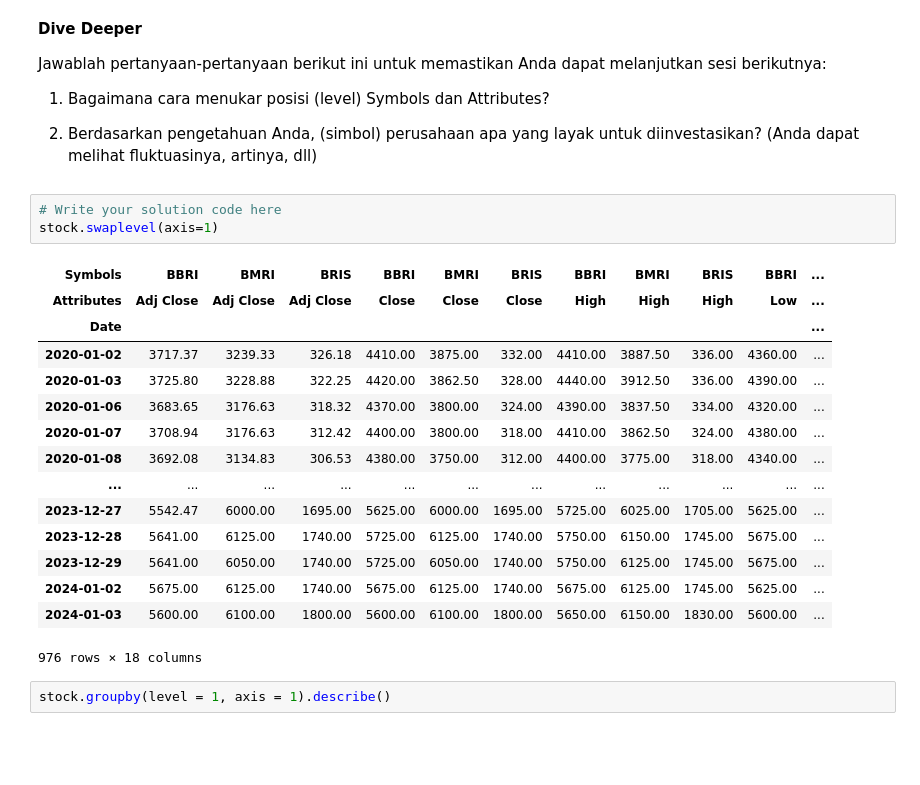
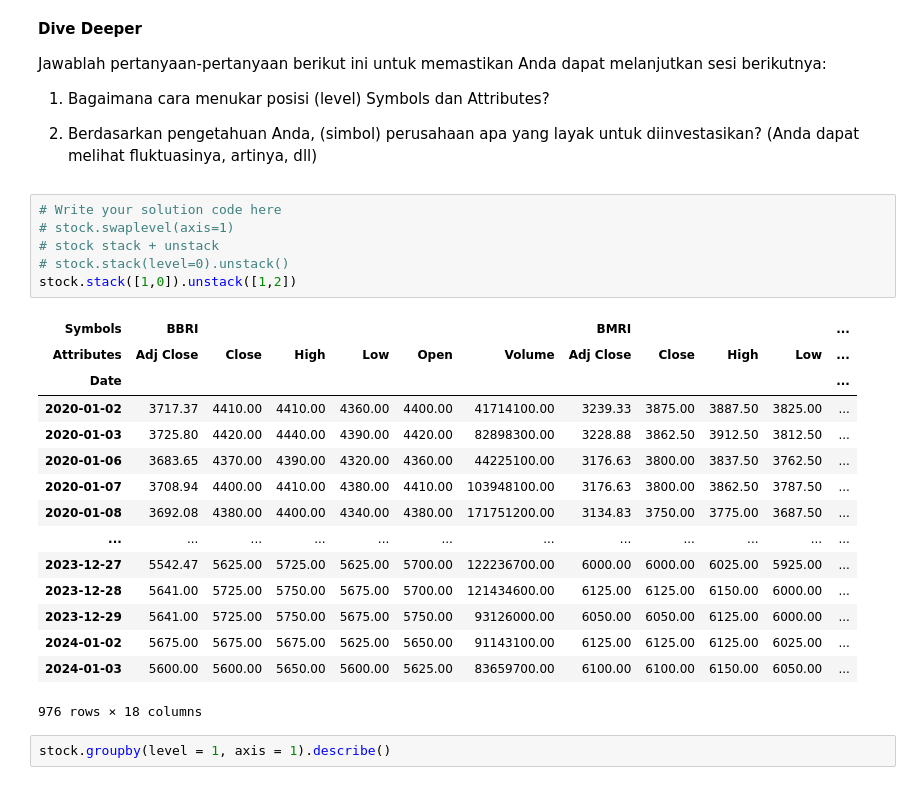
Before and after one commit to Saltfarmer/Algoritma-BFLP-DS-Audit, a Jupyter notebook: 3_dwv-dev/inclass_dwv_bri_day1.ipynb, the cells around one changed output. Drawn from its saved outputs; the diff is of its cells as text; blank space fills up the shorter version.

```diff
--- a/3_dwv-dev/inclass_dwv_bri_day1.ipynb
+++ b/3_dwv-dev/inclass_dwv_bri_day1.ipynb
@@ -412,22 +411,25 @@ stock['Close'].std() / stock['Close'].mean()
 -->
 # %%
 # Write your solution code here
-stock.swaplevel(axis=1)
+# stock.swaplevel(axis=1)
+# stock stack + unstack
+# stock.stack(level=0).unstack()
+stock.stack([1,0]).unstack([1,2])
 # %% [output]
-| Symbols | BBRI | BMRI | BRIS | BBRI | BMRI | BRIS | BBRI | BMRI | BRIS | BBRI | ... |
-| Attributes | Adj Close | Adj Close | Adj Close | Close | Close | Close | High | High | High | Low | ... |
+| Symbols | BBRI |  |  |  |  |  | BMRI |  |  |  | ... |
+| Attributes | Adj Close | Close | High | Low | Open | Volume | Adj Close | Close | High | Low | ... |
 | Date |  |  |  |  |  |  |  |  |  |  | ... |
-| 2020-01-02 | 3717.37 | 3239.33 | 326.18 | 4410.00 | 3875.00 | 332.00 | 4410.00 | 3887.50 | 336.00 | 4360.00 | ... |
-| 2020-01-03 | 3725.80 | 3228.88 | 322.25 | 4420.00 | 3862.50 | 328.00 | 4440.00 | 3912.50 | 336.00 | 4390.00 | ... |
-| 2020-01-06 | 3683.65 | 3176.63 | 318.32 | 4370.00 | 3800.00 | 324.00 | 4390.00 | 3837.50 | 334.00 | 4320.00 | ... |
-| 2020-01-07 | 3708.94 | 3176.63 | 312.42 | 4400.00 | 3800.00 | 318.00 | 4410.00 | 3862.50 | 324.00 | 4380.00 | ... |
-| 2020-01-08 | 3692.08 | 3134.83 | 306.53 | 4380.00 | 3750.00 | 312.00 | 4400.00 | 3775.00 | 318.00 | 4340.00 | ... |
+| 2020-01-02 | 3717.37 | 4410.00 | 4410.00 | 4360.00 | 4400.00 | 41714100.00 | 3239.33 | 3875.00 | 3887.50 | 3825.00 | ... |
+| 2020-01-03 | 3725.80 | 4420.00 | 4440.00 | 4390.00 | 4420.00 | 82898300.00 | 3228.88 | 3862.50 | 3912.50 | 3812.50 | ... |
+| 2020-01-06 | 3683.65 | 4370.00 | 4390.00 | 4320.00 | 4360.00 | 44225100.00 | 3176.63 | 3800.00 | 3837.50 | 3762.50 | ... |
+| 2020-01-07 | 3708.94 | 4400.00 | 4410.00 | 4380.00 | 4410.00 | 103948100.00 | 3176.63 | 3800.00 | 3862.50 | 3787.50 | ... |
+| 2020-01-08 | 3692.08 | 4380.00 | 4400.00 | 4340.00 | 4380.00 | 171751200.00 | 3134.83 | 3750.00 | 3775.00 | 3687.50 | ... |
 | ... | ... | ... | ... | ... | ... | ... | ... | ... | ... | ... | ... |
-| 2023-12-27 | 5542.47 | 6000.00 | 1695.00 | 5625.00 | 6000.00 | 1695.00 | 5725.00 | 6025.00 | 1705.00 | 5625.00 | ... |
-| 2023-12-28 | 5641.00 | 6125.00 | 1740.00 | 5725.00 | 6125.00 | 1740.00 | 5750.00 | 6150.00 | 1745.00 | 5675.00 | ... |
-| 2023-12-29 | 5641.00 | 6050.00 | 1740.00 | 5725.00 | 6050.00 | 1740.00 | 5750.00 | 6125.00 | 1745.00 | 5675.00 | ... |
-| 2024-01-02 | 5675.00 | 6125.00 | 1740.00 | 5675.00 | 6125.00 | 1740.00 | 5675.00 | 6125.00 | 1745.00 | 5625.00 | ... |
-| 2024-01-03 | 5600.00 | 6100.00 | 1800.00 | 5600.00 | 6100.00 | 1800.00 | 5650.00 | 6150.00 | 1830.00 | 5600.00 | ... |
+| 2023-12-27 | 5542.47 | 5625.00 | 5725.00 | 5625.00 | 5700.00 | 122236700.00 | 6000.00 | 6000.00 | 6025.00 | 5925.00 | ... |
+| 2023-12-28 | 5641.00 | 5725.00 | 5750.00 | 5675.00 | 5700.00 | 121434600.00 | 6125.00 | 6125.00 | 6150.00 | 6000.00 | ... |
+| 2023-12-29 | 5641.00 | 5725.00 | 5750.00 | 5675.00 | 5750.00 | 93126000.00 | 6050.00 | 6050.00 | 6125.00 | 6000.00 | ... |
+| 2024-01-02 | 5675.00 | 5675.00 | 5675.00 | 5625.00 | 5650.00 | 91143100.00 | 6125.00 | 6125.00 | 6125.00 | 6025.00 | ... |
+| 2024-01-03 | 5600.00 | 5600.00 | 5650.00 | 5600.00 | 5625.00 | 83659700.00 | 6100.00 | 6100.00 | 6150.00 | 6050.00 | ... |
 976 rows × 18 columns
 # %%
 stock.groupby(level = 1, axis = 1).describe()
```
Also changed, not shown: parts of 28 cells of this notebook, 18 other files.
